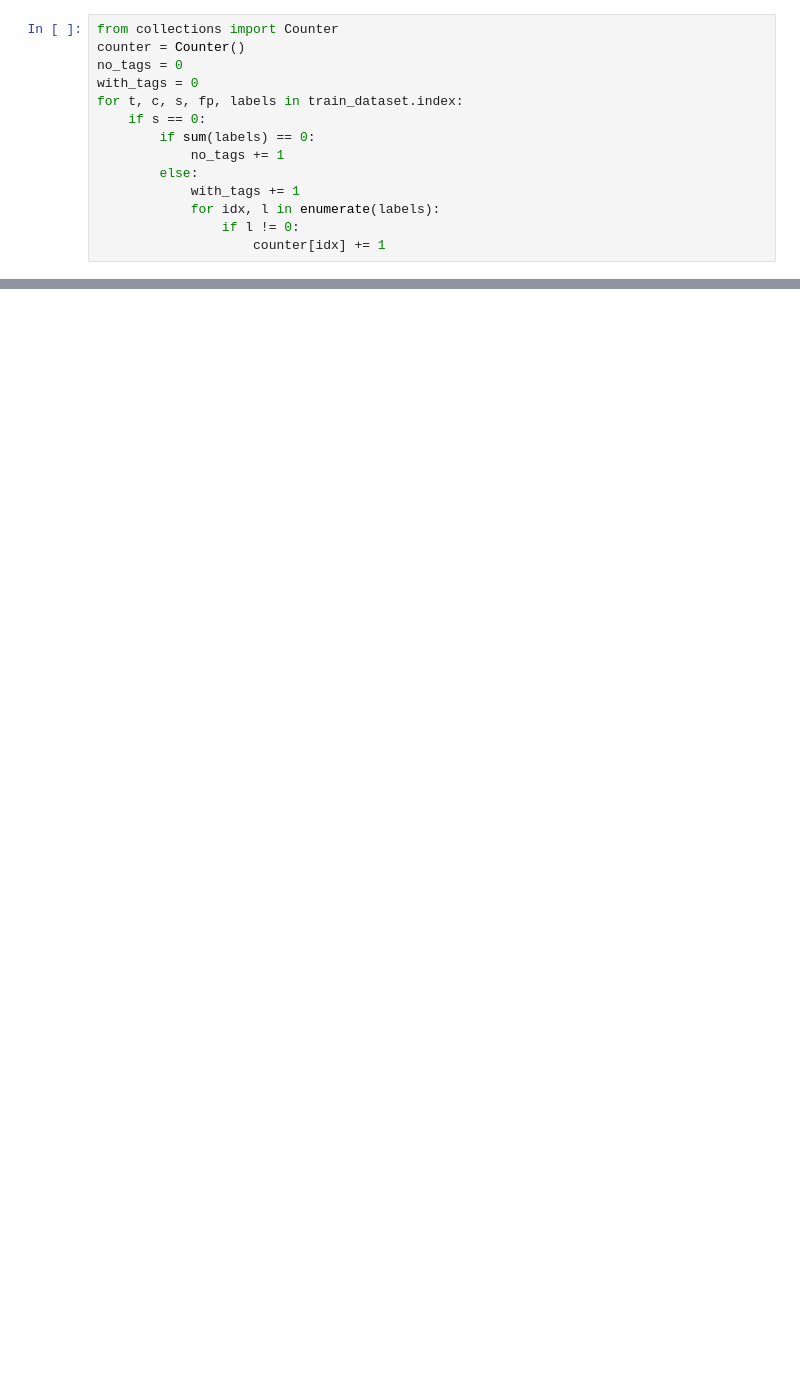
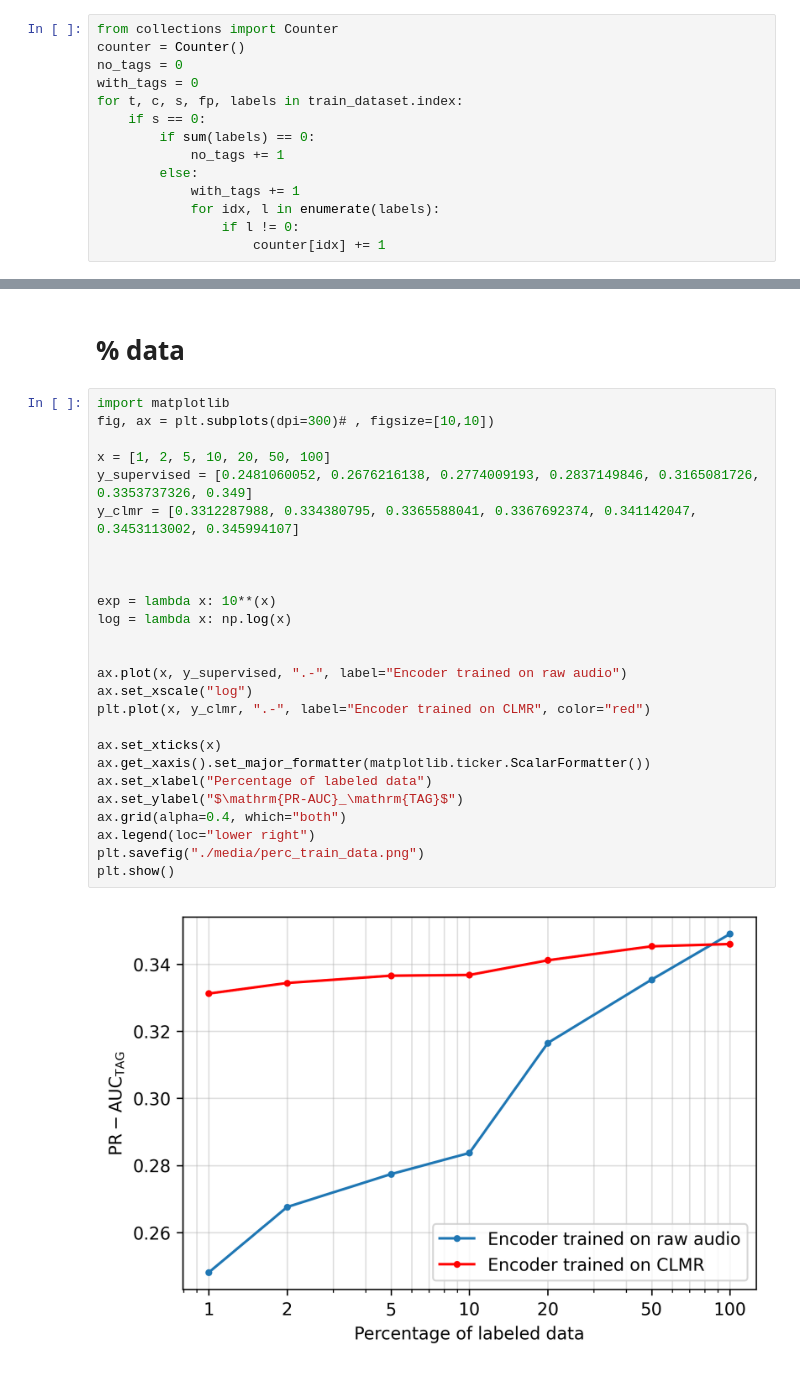
Before and after one commit to Spijkervet/CLMR, a Jupyter notebook: notebooks/paper figures.ipynb, the cells around one changed output, grey strips where cells are left out. Saved outputs shown, nothing was run; the diff lists cells and outputs as text; blank space fills up the shorter version.

```diff
--- a/notebooks/paper figures.ipynb
+++ b/notebooks/paper figures.ipynb
@@ -318,0 +340,30 @@ plt.show()
+# %% [markdown]
+# % data
+# %%
+import matplotlib
+fig, ax = plt.subplots(dpi=300)# , figsize=[10,10])
+
+x = [1, 2, 5, 10, 20, 50, 100]
+y_supervised = [0.2481060052, 0.2676216138, 0.2774009193, 0.2837149846, 0.3165081726, 0.3353737326, 0.349]
+y_clmr = [0.3312287988, 0.334380795, 0.3365588041, 0.3367692374, 0.341142047, 0.3453113002, 0.345994107]
+
+
+
+exp = lambda x: 10**(x)
+log = lambda x: np.log(x)
+
+
+ax.plot(x, y_supervised, ".-", label="Encoder trained on raw audio")
+ax.set_xscale("log")
+plt.plot(x, y_clmr, ".-", label="Encoder trained on CLMR", color="red")
+
+ax.set_xticks(x)
+ax.get_xaxis().set_major_formatter(matplotlib.ticker.ScalarFormatter())
+ax.set_xlabel("Percentage of labeled data")
+ax.set_ylabel("$\mathrm{PR-AUC}_\mathrm{TAG}$")
+ax.grid(alpha=0.4, which="both")
+ax.legend(loc="lower right")
+plt.savefig("./media/perc_train_data.png")
+plt.show()
+# %% [output]
+[figure, added]
```
Also changed, not shown: parts of 10 cells of this notebook, 6 other files.
